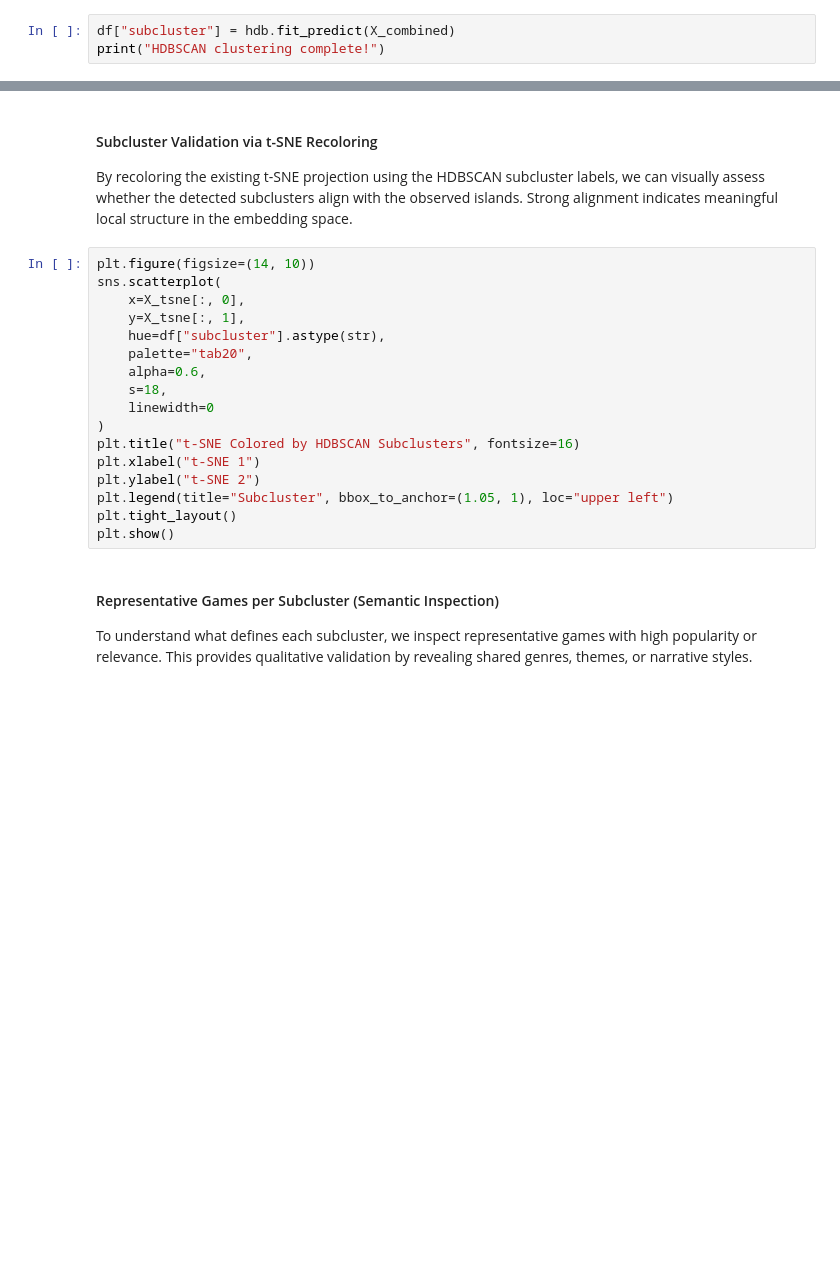
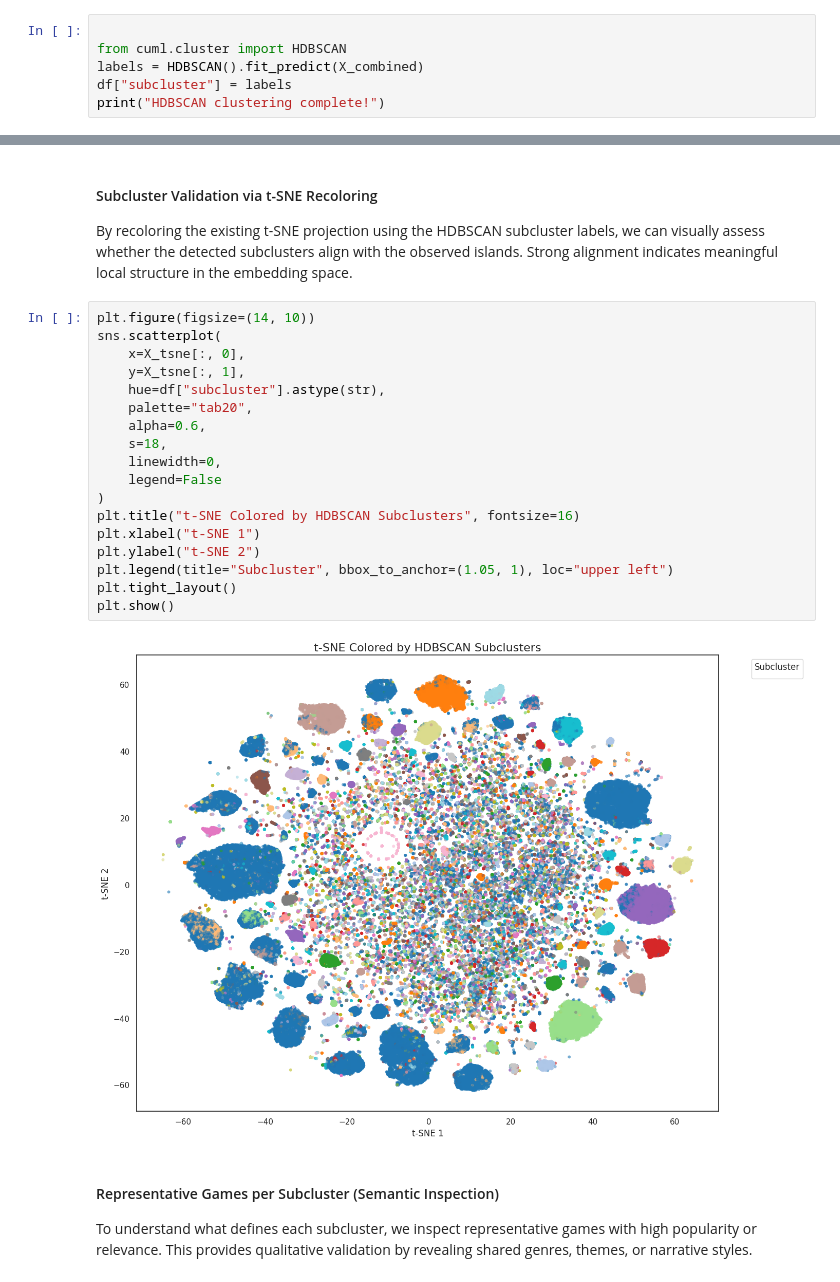
Before and after one commit to joku8/GameScope_api, a Jupyter notebook: data_visualization/igdb_exploration.ipynb, the cells around one changed output, grey strips where cells are left out. Drawn from its saved outputs; the diff is of its cells as text; blank space fills up the shorter version.

Commit message:
HDBSCAN viz complete - notebook updates

```diff
--- a/data_visualization/igdb_exploration.ipynb
+++ b/data_visualization/igdb_exploration.ipynb
@@ -852,3 +869,6 @@ print(f"HDBSCAN parameters: min_cluster_size={min_cluster_size}, min_samples={mi
-# %%
-df["subcluster"] = hdb.fit_predict(X_combined)
-print("HDBSCAN clustering complete!")
+# %%
+
+from cuml.cluster import HDBSCAN
+labels = HDBSCAN().fit_predict(X_combined)
+df["subcluster"] = labels
+print("HDBSCAN clustering complete!")
@@ -867,20 +909,23 @@ By recoloring the existing t-SNE projection using the HDBSCAN subcluster labels,
 # %%
 plt.figure(figsize=(14, 10))
 sns.scatterplot(
     x=X_tsne[:, 0],
     y=X_tsne[:, 1],
     hue=df["subcluster"].astype(str),
     palette="tab20",
     alpha=0.6,
     s=18,
-    linewidth=0
+    linewidth=0,
+    legend=False
 )
 plt.title("t-SNE Colored by HDBSCAN Subclusters", fontsize=16)
 plt.xlabel("t-SNE 1")
 plt.ylabel("t-SNE 2")
 plt.legend(title="Subcluster", bbox_to_anchor=(1.05, 1), loc="upper left")
 plt.tight_layout()
 plt.show()
+# %% [output]
+[figure, added]
 # %% [markdown]
 #### Representative Games per Subcluster (Semantic Inspection)
 To understand what defines each subcluster, we inspect representative games with high popularity or relevance. This provides qualitative validation by revealing shared genres, themes, or narrative styles.
```
Also changed, not shown: parts of 22 cells of this notebook, 3 other files.
